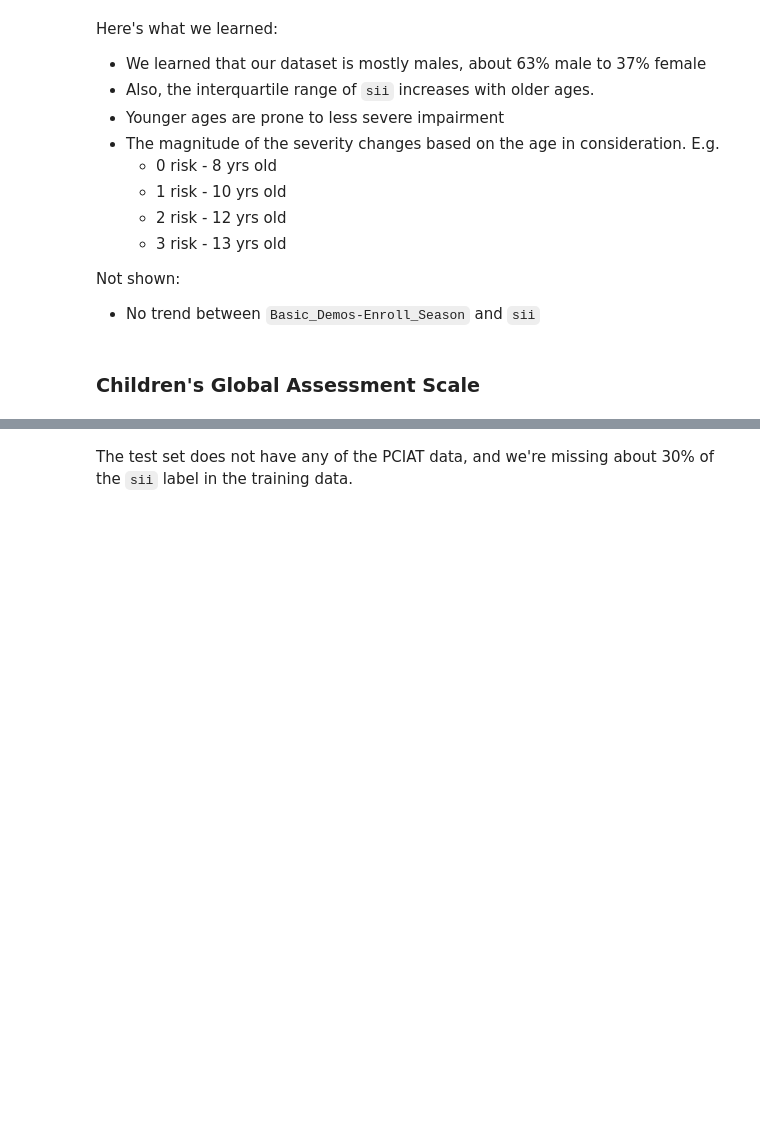
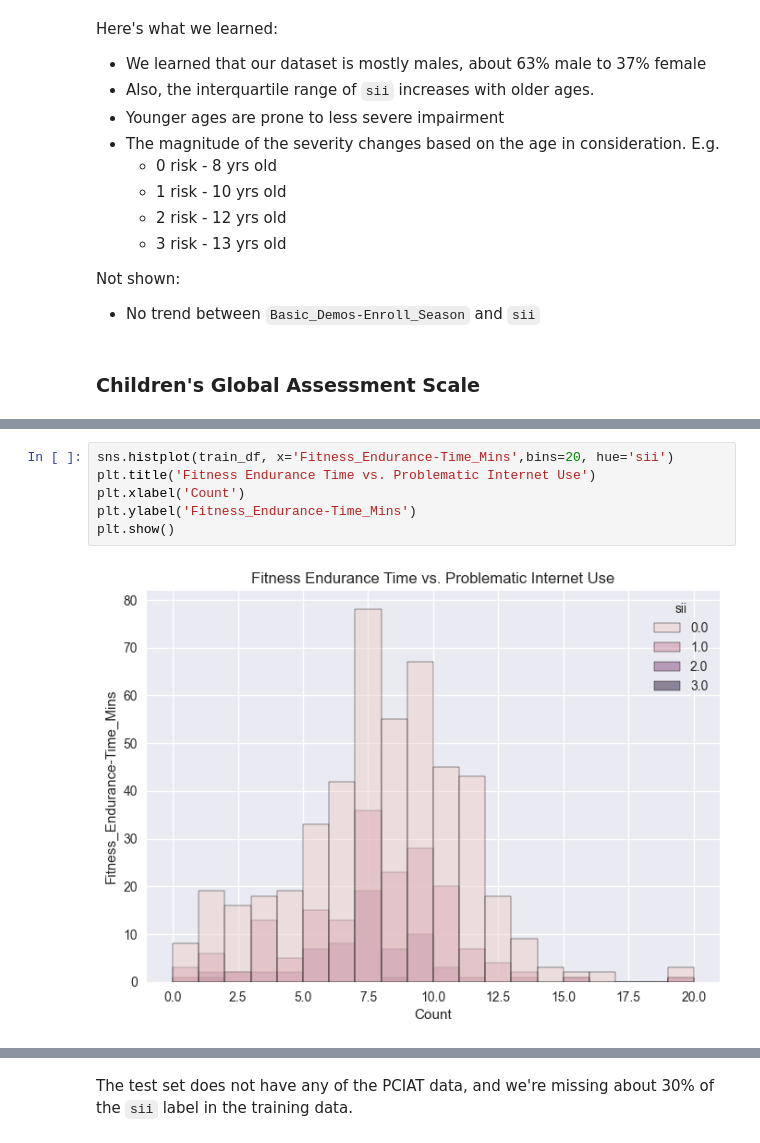
Before and after one commit to crmueller100/child-mind-institute-problematic-internet-use, a Jupyter notebook: predict_severity_impairment_index.ipynb, the cells around one changed output, grey strips where cells are left out. Drawn from its saved outputs; the diff is of its cells as text; blank space fills up the shorter version.

```diff
--- a/predict_severity_impairment_index.ipynb
+++ b/predict_severity_impairment_index.ipynb
@@ -144,0 +170,8 @@ Name: count, dtype: int64
+# %%
+sns.histplot(train_df, x='Fitness_Endurance-Time_Mins',bins=20, hue='sii')
+plt.title('Fitness Endurance Time vs. Problematic Internet Use')
+plt.xlabel('Count')
+plt.ylabel('Fitness_Endurance-Time_Mins')
+plt.show()
+# %% [output]
+[figure, added]
```
Also changed, not shown: parts of 26 cells of this notebook.
